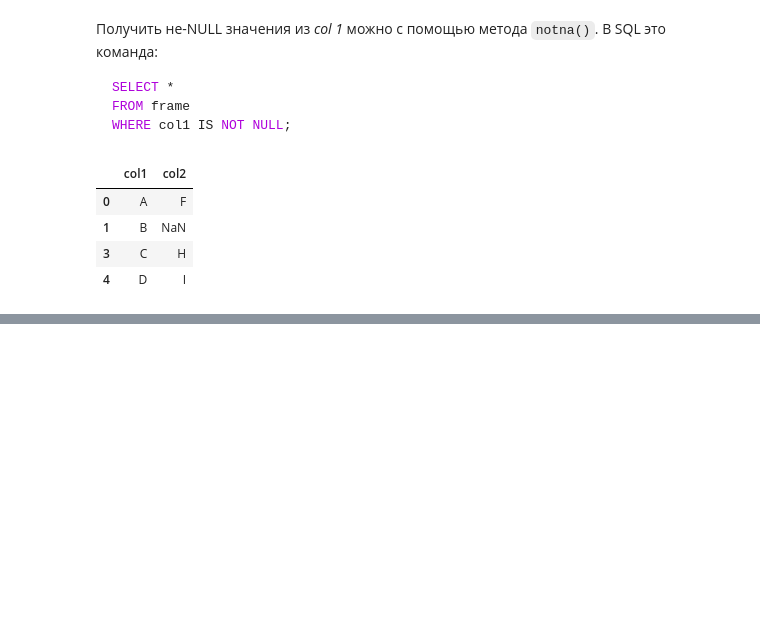
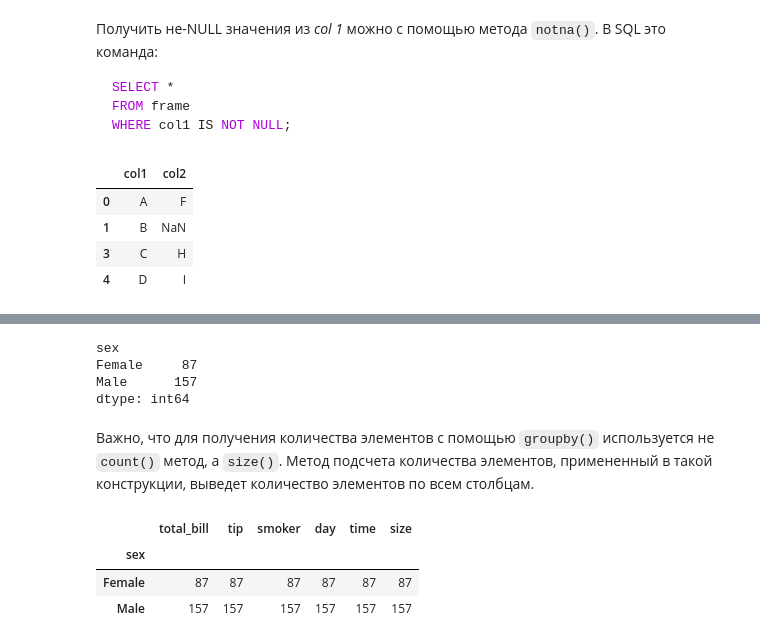
Before and after one commit to mkvachev/py-tutorial, a Jupyter notebook: pandas/pandas_sql.ipynb, the cells around one changed output, grey strips where cells are left out. Drawn from its saved outputs; the diff is of its cells as text; code cells hidden in the pictures; blank space fills up the shorter version.

```diff
--- a/pandas/pandas_sql.ipynb
+++ b/pandas/pandas_sql.ipynb
@@ -242,0 +256,16 @@ fr[fr['col1'].notna()]   # Show not-NaN from 'col 1'
+# %%
+tips.groupby('sex').size()    # Number of Male / Female elements.
+# %% [output]
+sex
+Female     87
+Male      157
+dtype: int64
+# %% [markdown]
+Важно, что для получения количества элементов с помощью `groupby()` используется не `count()` метод, а `size()`. Метод подсчета количества элементов, примененный в такой конструкции, выведет количество элементов по всем столбцам.
+# %%
+tips.groupby('sex').count()
+# %% [output]
+|  | total_bill | tip | smoker | day | time | size |
+| sex |  |  |  |  |  |  |
+| Female | 87 | 87 | 87 | 87 | 87 | 87 |
+| Male | 157 | 157 | 157 | 157 | 157 | 157 |
```
Also changed, not shown: parts of 23 cells of this notebook, 1 other file.
